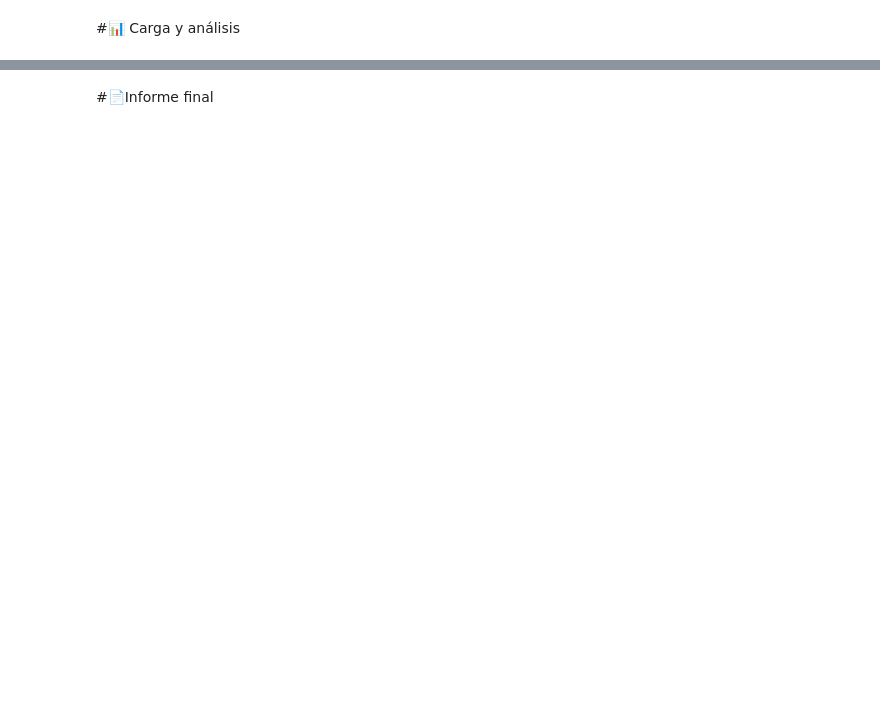
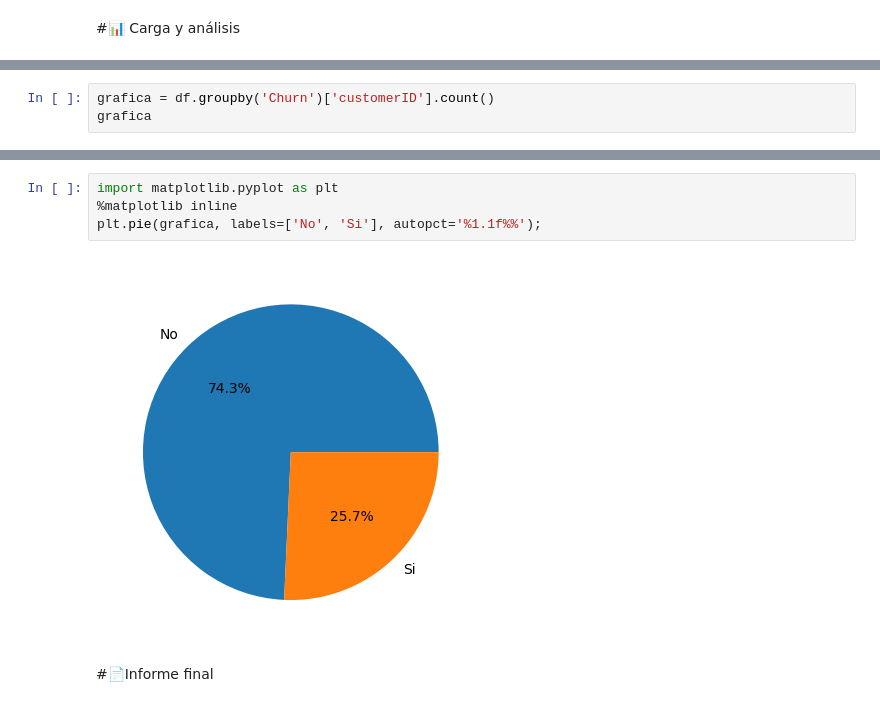
Before and after one commit to MyAppsTest/Challenge-Telecom-X, a Jupyter notebook: TelecomX_LATAM.ipynb, the cells around one changed output, grey strips where cells are left out. Drawn from its saved outputs; the diff is of its cells as text; blank space fills up the shorter version.

```diff
--- a/TelecomX_LATAM.ipynb
+++ b/TelecomX_LATAM.ipynb
@@ -90,0 +159,3 @@ df.head(10)
+# %%
+grafica = df.groupby('Churn')['customerID'].count()
+grafica
@@ -91,2 +168,8 @@ df.head(10)
+# %%
+import matplotlib.pyplot as plt
+%matplotlib inline
+plt.pie(grafica, labels=['No', 'Si'], autopct='%1.1f%%');
+# %% [output]
+[figure, added]
 # %% [markdown]
 #📄Informe final
```
Also changed, not shown: parts of 18 cells of this notebook.
